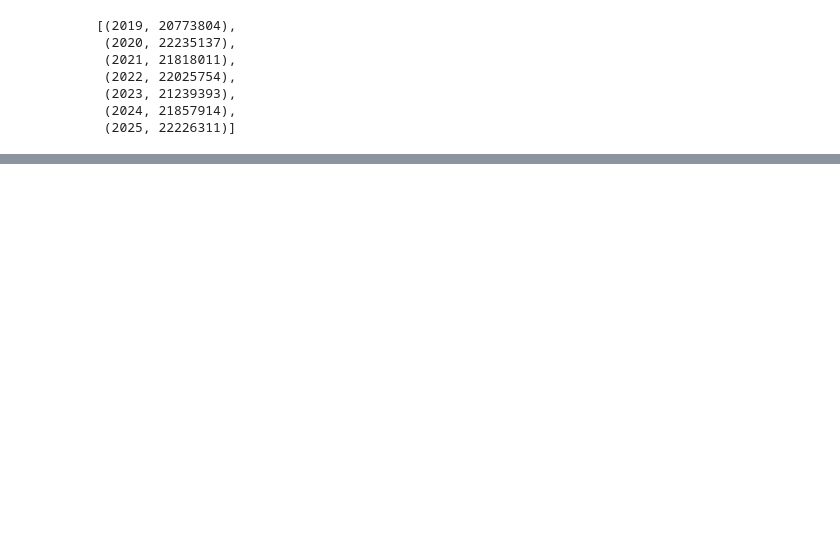
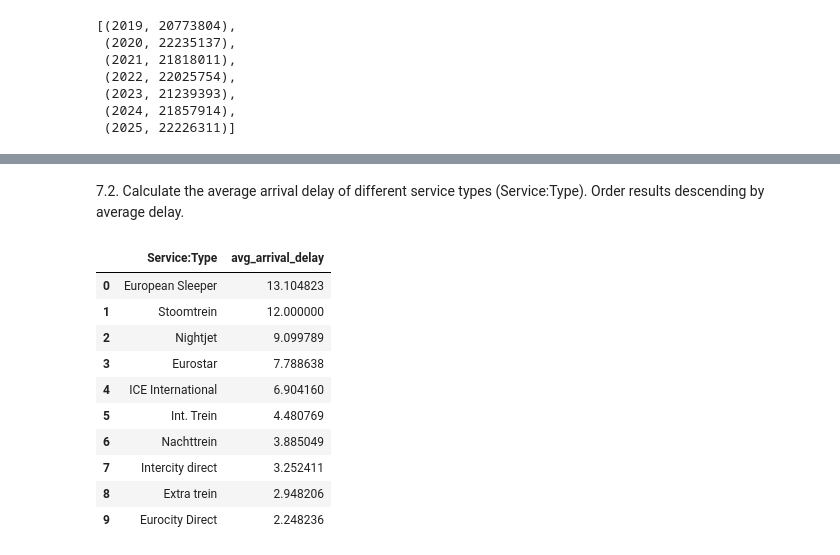
Before and after one commit to xiazek/issi_MLOps_lab, a Jupyter notebook: lab02/homework.ipynb, the cells around one changed output, grey strips where cells are left out. Saved outputs shown, nothing was run; the diff lists cells and outputs as text; code cells hidden in the pictures; blank space fills up the shorter version.

```diff
--- a/lab02/homework.ipynb
+++ b/lab02/homework.ipynb
@@ -223,0 +349,26 @@ with duckdb.connect("data/duckdb_trains.db") as db:
+# %%
+# 7.1. How many trains departed from Amsterdam Central station overall?
+
+with duckdb.connect("data/duckdb_trains.db") as db:
+
+    amsterdam_stations = db.sql(
+    """
+    SELECT code, name_short, name_medium, name_long FROM stations
+      WHERE "name_short" like 'Ams%'
+        order by name_short
+    """
+    ).df()
+    display(amsterdam_stations)
+
+    ams_centr_code= amsterdam_stations[amsterdam_stations["name_long"] == "Amsterdam Centraal"]["code"].iloc[0]
+    print(f"Amsterdam Centraal station code: {ams_centr_code=}")
+
+    departed_from_amsterdam_central = db.execute(
+    """
+    SELECT COUNT(*) AS departed_from_amsterdam_central FROM services
+        WHERE "Stop:Station code" = $ams_centr_code
+          AND "Stop:Departure time" IS NOT NULL
+    """,
+    {"ams_centr_code": ams_centr_code}
+    ).df()
+    display(departed_from_amsterdam_central.head())
@@ -223,0 +384,28 @@ with duckdb.connect("data/duckdb_trains.db") as db:
+# %% [markdown]
+7.2. Calculate the average arrival delay of different service types (Service:Type). Order results descending by average delay.
+# %%
+with duckdb.connect("data/duckdb_trains.db") as db:
+    average_arrival_delay_by_service_type = db.sql(
+    """
+    SELECT
+            "Service:Type",
+            AVG("Stop:Arrival delay") AS avg_arrival_delay
+        FROM services
+        WHERE "Stop:Arrival delay" IS NOT NULL
+        GROUP BY "Service:Type"
+        ORDER BY avg_arrival_delay DESC
+    """
+    ).df()
+    display(average_arrival_delay_by_service_type.head(10))
+# %% [output]
+|  | Service:Type | avg_arrival_delay |
+| 0 | European Sleeper | 13.104823 |
+| 1 | Stoomtrein | 12.000000 |
+| 2 | Nightjet | 9.099789 |
+| 3 | Eurostar | 7.788638 |
+| 4 | ICE International | 6.904160 |
+| 5 | Int. Trein | 4.480769 |
+| 6 | Nachttrein | 3.885049 |
+| 7 | Intercity direct | 3.252411 |
+| 8 | Extra trein | 2.948206 |
+| 9 | Eurocity Direct | 2.248236 |
```
Also changed, not shown: parts of 19 cells of this notebook.
